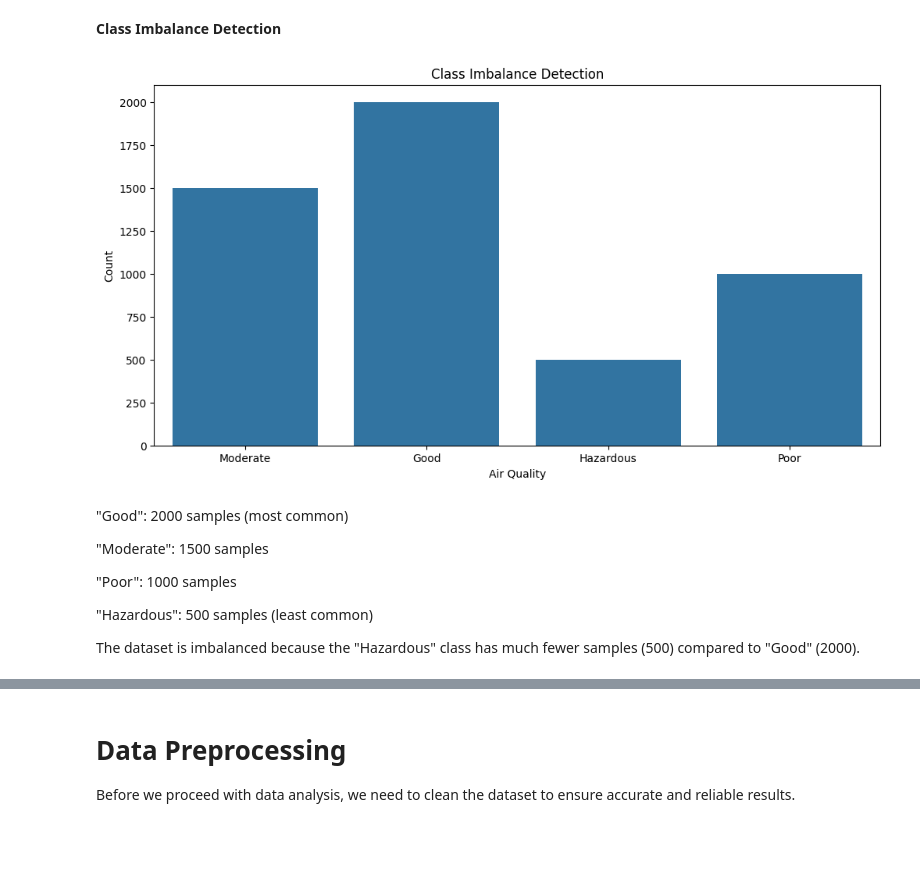
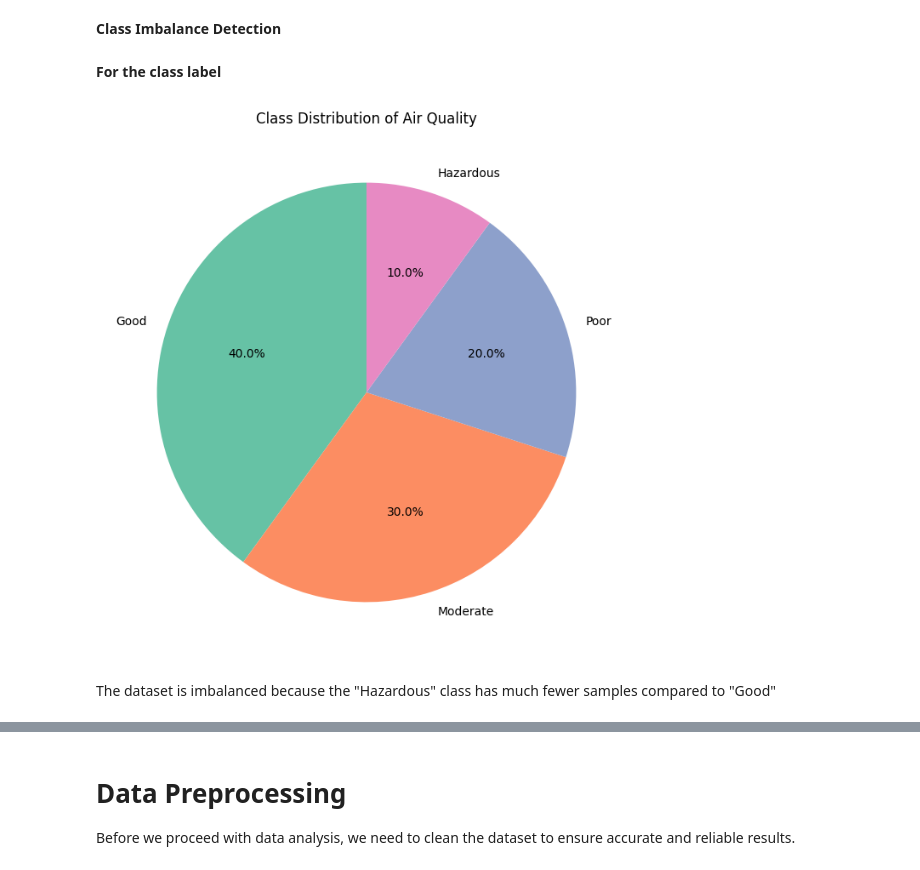
Before and after one commit to aljoharas/IT326, a Jupyter notebook: phase2.ipynb, the cells around one changed output, grey strips where cells are left out. Cells and saved outputs as stored; diff of their text form; code cells hidden in the pictures; blank space fills up the shorter version.

```diff
--- a/phase2.ipynb
+++ b/phase2.ipynb
@@ -118,26 +118,19 @@ Temperature and pollution might have a negative Correlation. When the temperatur
 Air quality and industrial areas/population density might be related. More factories and people can mean more pollution.
 # %% [markdown]
 **Class Imbalance Detection**
-# %%
-import seaborn as sns
-
-plt.figure(figsize=(12, 6))
-sns.countplot(x='Air Quality', data=df)
-plt.title('Class Imbalance Detection')
-plt.xlabel('Air Quality')
-plt.ylabel('Count')
-plt.show()
-# %% [output]
-[figure, removed]
+# %% [markdown]
+**For the class label**
+# %%
+import matplotlib.pyplot as plt
+
+class_counts = df['Air Quality'].value_counts()
+
+plt.figure(figsize=(8, 8))
+plt.pie(class_counts, labels=class_counts.index, autopct='%1.1f%%', startangle=90, colors=plt.cm.Set2.colors)
+plt.title('Class Distribution of Air Quality')
+plt.show()
+# %% [output]
+[figure, added]
 # %% [markdown]
 
-"Good": 2000 samples (most common)
-
-"Moderate": 1500 samples
-
-"Poor": 1000 samples
-
-"Hazardous": 500 samples (least common)
-
-
-The dataset is imbalanced because the "Hazardous" class has much fewer samples (500) compared to "Good" (2000).
+The dataset is imbalanced because the "Hazardous" class has much fewer samples compared to "Good"
```
Also changed, not shown: parts of 4 cells of this notebook.
